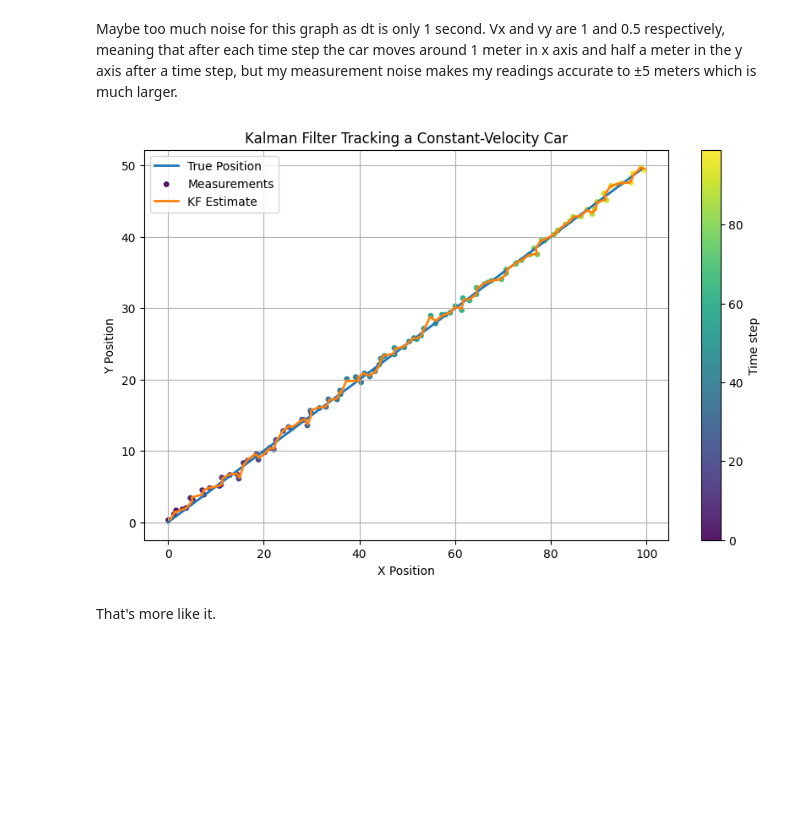
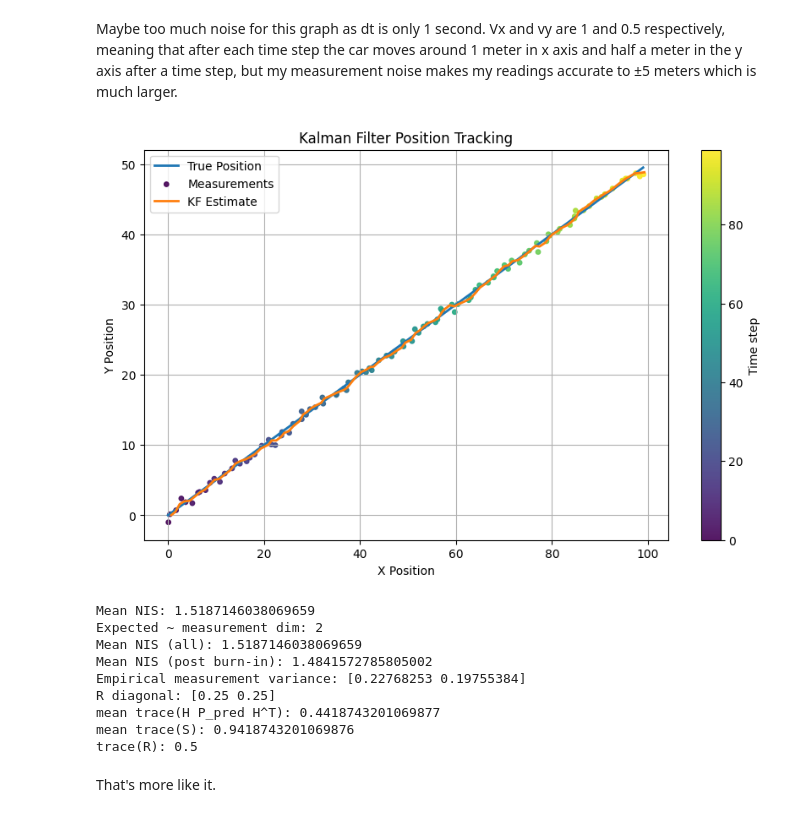
Before and after one commit to Moyin3/Dissertation, a Jupyter notebook: kalman_filter.ipynb, the cells around one changed output. Drawn from its saved outputs; the diff is of its cells as text; code cells hidden in the pictures; blank space fills up the shorter version.

```diff
--- a/kalman_filter.ipynb
+++ b/kalman_filter.ipynb
@@ -68,7 +68,7 @@ def update(x_pred, P_pred, z, H, R):
     x_upd = x_pred + K @ y
     I = np.eye(P_pred.shape[0])
     P_upd = (I - K @ H) @ P_pred
-    return x_upd, P_upd
+    return x_upd, P_upd, y, S
 # %%
 #Implementation of Kalman Filter
 def kalman_filter(true_states, x, P, F, Q, H, R):
@@ -78,6 +78,13 @@ def kalman_filter(true_states, x, P, F, Q, H, R):
     true_positions = []
     measurements = []
     estimates = []
+    covariances = []
+    predictions = []
+    prediction_covariances = []
+    nis_log = []
+    S_trace_log = []
+    S_model_trace_log = []
+
 
     for k in range(len(true_states)):
         true_state = true_states[k]
@@ -87,13 +94,24 @@ def kalman_filter(true_states, x, P, F, Q, H, R):
         z = true_pos + np.random.normal(0, noise_std, size=2)
 
         x_pred, P_pred = predict(x, P, F, Q)
-        x, P = update(x_pred, P_pred, z, H, R)
+        predictions.append(x_pred)
+        prediction_covariances.append(P_pred)
+        x, P, y, S = update(x_pred, P_pred, z, H, R)
+        S_model_trace_log.append(np.trace(H @ P_pred @ H.T))
+        S_trace_log.append(np.trace(S))
+
+        y = np.atleast_2d(y).reshape(-1, 1)
+
+        nis = (y.T @ np.linalg.solve(S, y)).item()
+        nis_log.append(nis)
+
 
         true_positions.append(true_pos)
         measurements.append(z)
         estimates.append([x[0], x[2]])
+        covariances.append(P)
 
-    return np.array(true_positions), np.array(measurements), np.array(estimates)
+    return np.array(true_positions), np.array(measurements), np.array(estimates), np.array(covariances), np.array(predictions), np.array(prediction_covariances), np.array(nis_log), np.array(S_trace_log), np.array(S_model_trace_log)
 # %%
 #Plotting Function
 def plot_results(true_positions, measurements, estimates):
@@ -120,7 +138,7 @@ def plot_results(true_positions, measurements, estimates):
     plt.plot(estimates[:, 0], estimates[:, 1],
             label="KF Estimate", linewidth=2)
 
-    plt.title("Kalman Filter Tracking a Constant-Velocity Car")
+    plt.title("Kalman Filter Position Tracking")
     plt.xlabel("X Position")
     plt.ylabel("Y Position")
     plt.autoscale()
@@ -155,12 +226,38 @@ Maybe too much noise for this graph as dt is only 1 second. Vx and vy are 1 and
 # %%
 R = np.diag([0.25, 0.25])
 true_states = constant_velocity_true_position(100, dt, 1.0, 0.5)
 
-true_positions, measurements, estimates = kalman_filter(true_states, x, P, F, Q, H, R)
+true_positions, measurements, estimates, covariances, predictions, prediction_covariances, nis_log, S_trace_log, S_model_trace_log = kalman_filter(true_states, x, P, F, Q, H, R)
 
 plot_results(true_positions, measurements, estimates)
+
+print("Mean NIS:", np.mean(nis_log))
+print("Expected ~ measurement dim:", H.shape[0])
+
+cut = int(0.2 * len(nis_log))
+
+print("Mean NIS (all):", np.mean(nis_log))
+print("Mean NIS (post burn-in):", np.mean(nis_log[cut:]))
+
+v = measurements - true_positions
+
+print("Empirical measurement variance:", np.var(v, axis=0))
+print("R diagonal:", np.diag(R))
+
+print("mean trace(H P_pred H^T):", np.mean(S_model_trace_log))
+print("mean trace(S):", np.mean(S_trace_log))
+print("trace(R):", np.trace(R))
 # %% [output]
-[figure, old version]
+[figure, new version]
+Mean NIS: 1.5187146038069659
+Expected ~ measurement dim: 2
+Mean NIS (all): 1.5187146038069659
+Mean NIS (post burn-in): 1.4841572785805002
+Empirical measurement variance: [0.22768253 0.19755384]
+R diagonal: [0.25 0.25]
+mean trace(H P_pred H^T): 0.4418743201069877
+mean trace(S): 0.9418743201069876
+trace(R): 0.5
 # %% [markdown]
 That's more like it.
 # %% [markdown]
```
Also changed, not shown: parts of 30 cells of this notebook, 4 other files.
